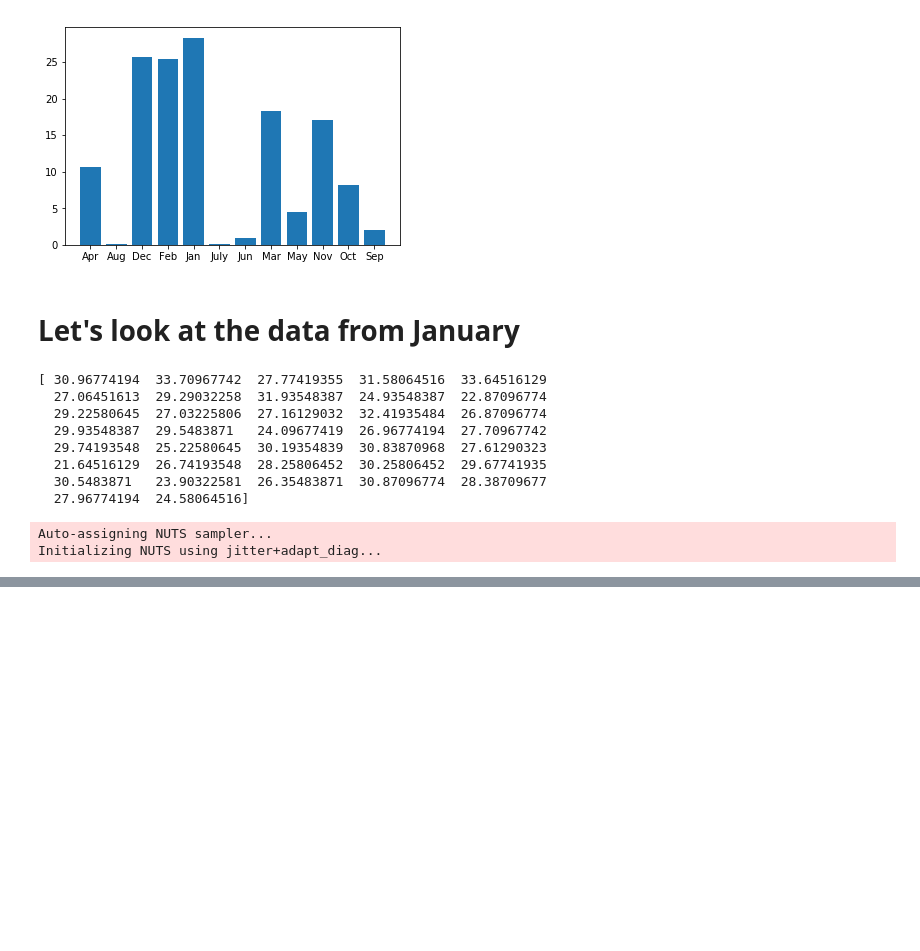
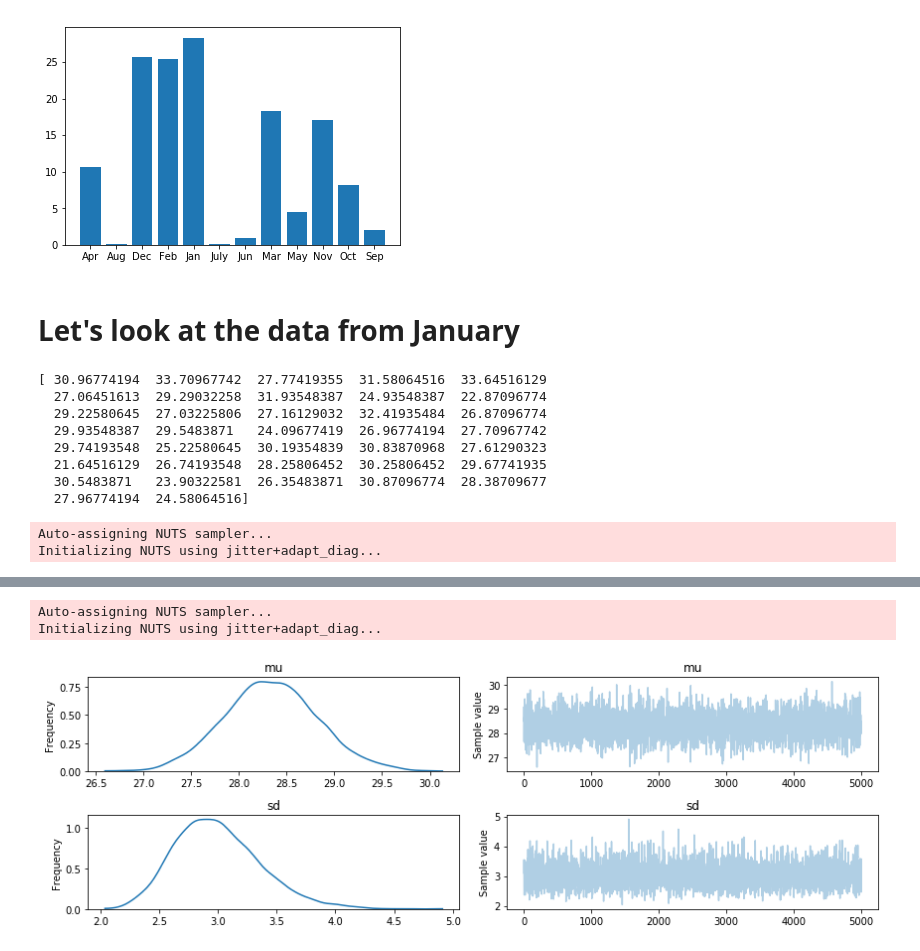
Before and after one commit to jenk1/Mean-Heating-Degree-Days, a Jupyter notebook: NewVersion(Test11).ipynb, the cells around one changed output, grey strips where cells are left out. Drawn from its saved outputs; the diff is of its cells as text; code cells hidden in the pictures; blank space fills up the shorter version.

```diff
--- a/NewVersion(Test11).ipynb
+++ b/NewVersion(Test11).ipynb
@@ -148,0 +153,14 @@ ax.set(title='Posterior predictive of the mean', xlabel='mean(x)', ylabel='Frequ
+# %%
+with pm.Model() as model:
+    mu = pm.Normal('mu', mu=50, sd=50, testval=0)
+    sd = pm.HalfNormal('sd', sd=20)
+    n = pm.Normal('n', mu=mu, sd=sd, observed=JanArray)
+
+    trace = pm.sample(5000)
+# %% [output]
+Auto-assigning NUTS sampler...
+Initializing NUTS using jitter+adapt_diag...
+# %%
+pm.traceplot(trace);
+# %% [output]
+[figure, added]
```
Also changed, not shown: parts of 25 cells of this notebook.
